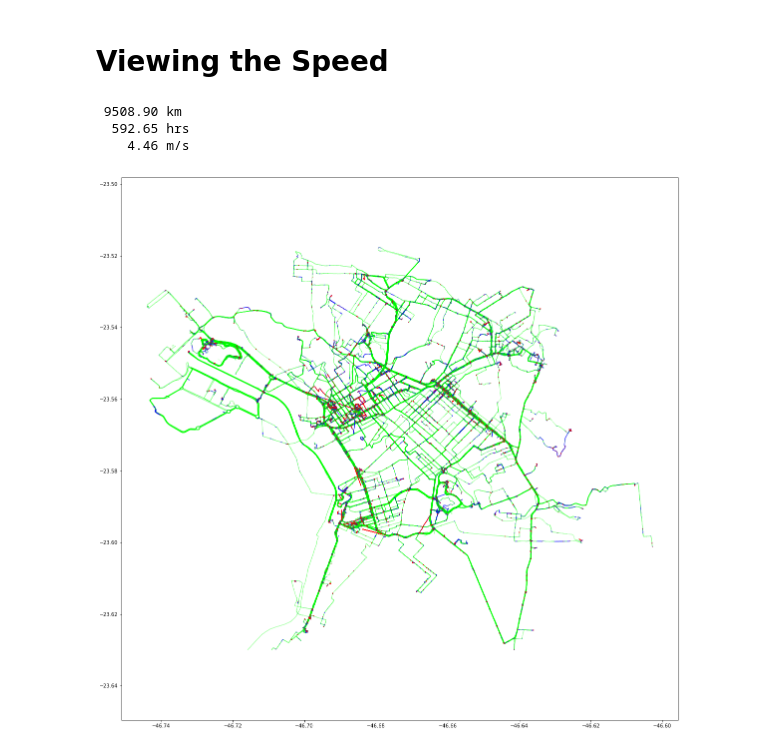
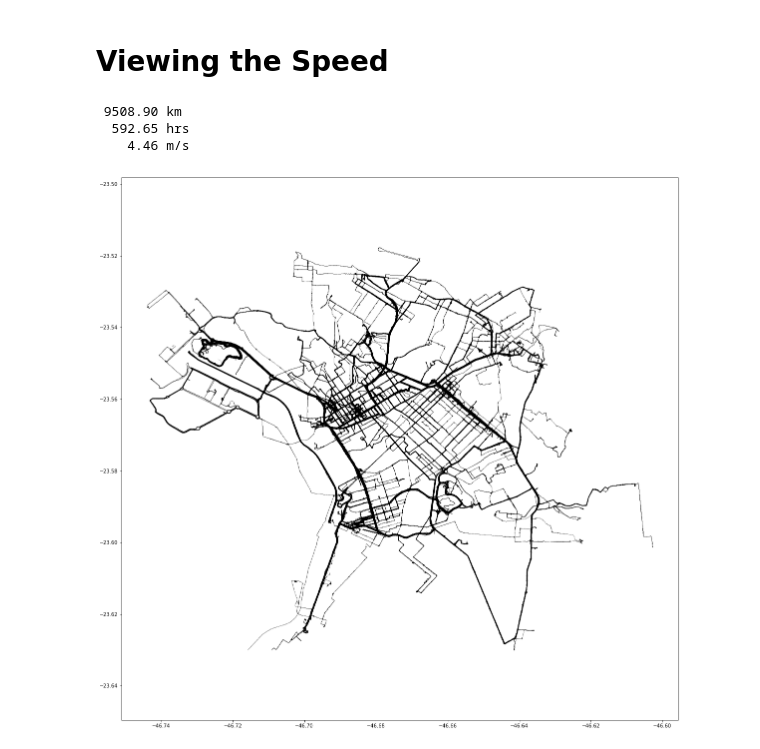
Before and after one commit to sztelzer/Bike-Riding-Analysis, a Jupyter notebook: Bike rides GPS data analysis.ipynb, the cells around one changed output. Saved outputs shown, nothing was run; the diff lists cells and outputs as text; code cells hidden in the pictures.

```diff
--- a/Bike rides GPS data analysis.ipynb
+++ b/Bike rides GPS data analysis.ipynb
@@ -262,38 +258,45 @@ plt.show()
 # %%
 seg = data
 seg = seg[seg.latitude > -23.63] #east boundary
 seg = seg[seg.latitude < -23.50] #west boundary
 seg = seg[seg.longitude > -46.76] #north boundary
 seg = seg[seg.longitude < -46.60] #south boundary
 
 # create the mean speed of vector
-seg['glat'] = np.around(seg.latitude, 4)
-seg['glon'] = np.around(seg.longitude, 4)
+seg['glat'] = np.around(seg.latitude/2, 4)*2
+seg['glon'] = np.around(seg.longitude/2, 4)*2
 seg['gdir'] = round(seg.heading/45)*45
+
 distancemean = pd.DataFrame(seg.groupby(['glat', 'glon', 'gdir'], axis=0)['distance'].mean())
-distancemean = np.clip(distancemean, 0, 5) #limit "maximum speed" color slightly above average.
+latmean = pd.DataFrame(seg.groupby(['glat', 'glon', 'gdir'], axis=0)['latitude'].mean())
+lonmean = pd.DataFrame(seg.groupby(['glat', 'glon', 'gdir'], axis=0)['longitude'].mean())
+
+distancemean = np.clip(distancemean, 0, 5)
 seg = seg.merge(distancemean, left_on=['glat', 'glon', 'gdir'], right_index=True, suffixes=('', 'mean'))
+
+
+
 # print(seg.columns)
 
 print("{: 8.2f} {}".format(sum(seg.distance)/1000, "km"))
 print("{: 8.2f} {}".format(len(seg)/60/60, "hrs"))
 print("{: 8.2f} {}".format(np.mean(seg.distance), "m/s"))
 
+
 plt.figure(figsize=(20, 20))
-C = [(1,0,0),(0,0,1),(0,1,0)]
-cm = colors.ListedColormap(C)
-# cm = plt.cm.get_cmap('winter')
-plt.scatter(seg.longitude, seg.latitude, s=0.01, alpha=1, c=seg.distancemean, cmap=cm)
-# plt.scatter(seg.longitude, seg.latitude, linewidth=0.5, alpha=0.5, color='black')
+plt.scatter(seg.longitude, seg.latitude, s=0.01, alpha=1, c='black')
 
 plt.axis('equal')
 plt.show()
 
+
+
+
 # plt.savefig('elevations600.png', dpi=300, transparent=False)
 # plt.savefig('elevations600.eps', dpi=600, transparent=True)
 # %% [output]
  9508.90 km
   592.65 hrs
     4.46 m/s
-[figure, old version]
+[figure, new version]
 # %%
```
Also changed, not shown: parts of 4 cells of this notebook, 1 other file.
